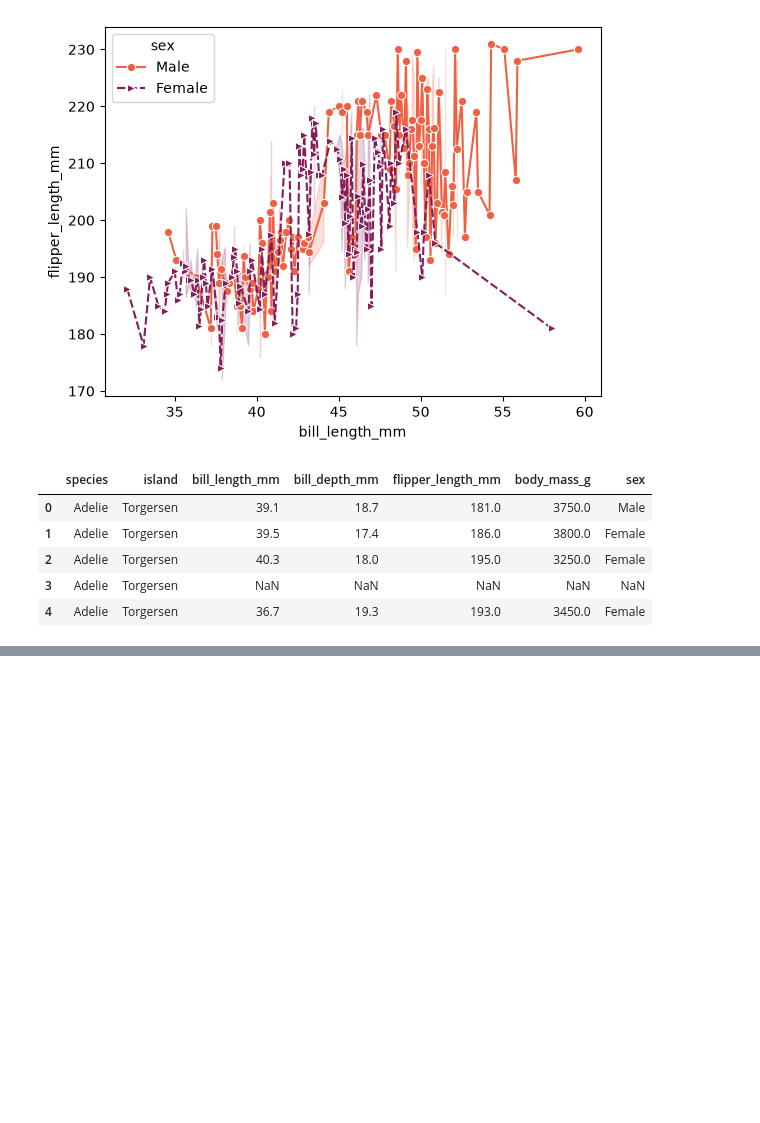
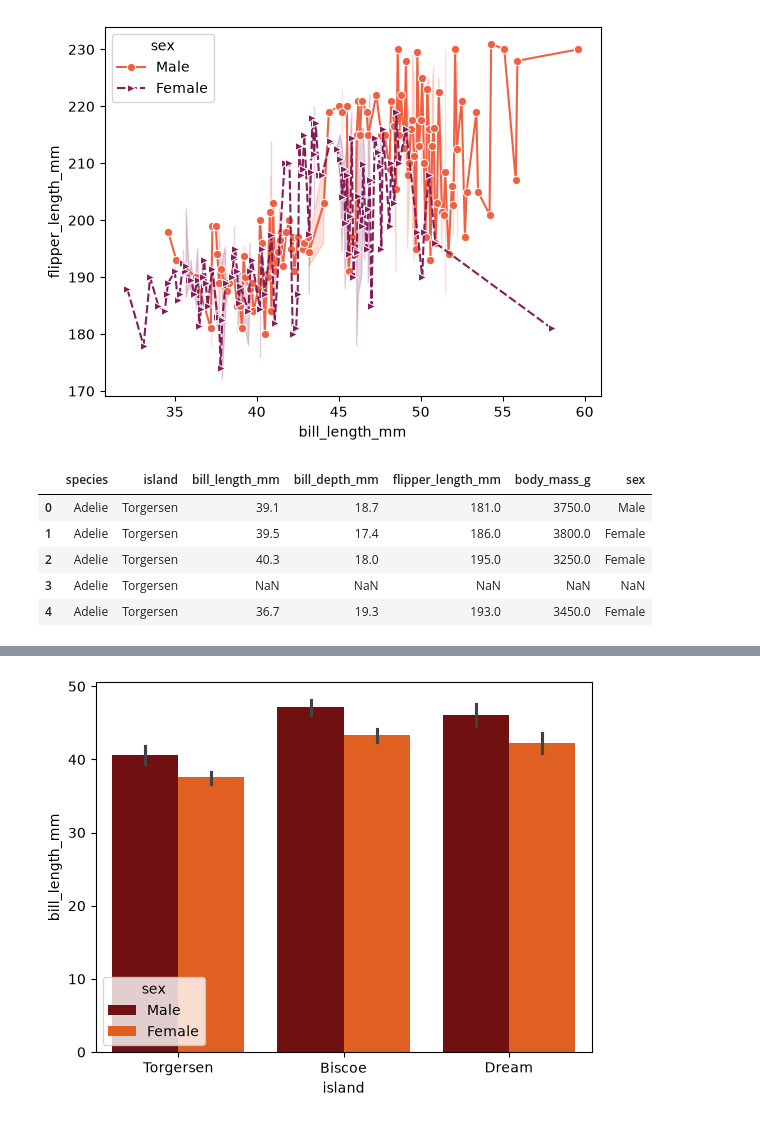
Before and after one commit to ays19/AI-with-Python, a Jupyter notebook: seaborn.ipynb, the cells around one changed output, grey strips where cells are left out. Saved outputs shown, nothing was run; the diff lists cells and outputs as text; code cells hidden in the pictures; blank space fills up the shorter version.

```diff
--- a/seaborn.ipynb
+++ b/seaborn.ipynb
@@ -73,0 +122,5 @@ df1.head()
+# %%
+sns.barplot(x="island", y="bill_length_mm", data = df1, hue ="sex", palette = 'gist_heat')
+plt.show()
+# %% [output]
+[figure, added]
```
Also changed, not shown: parts of 8 cells of this notebook.
